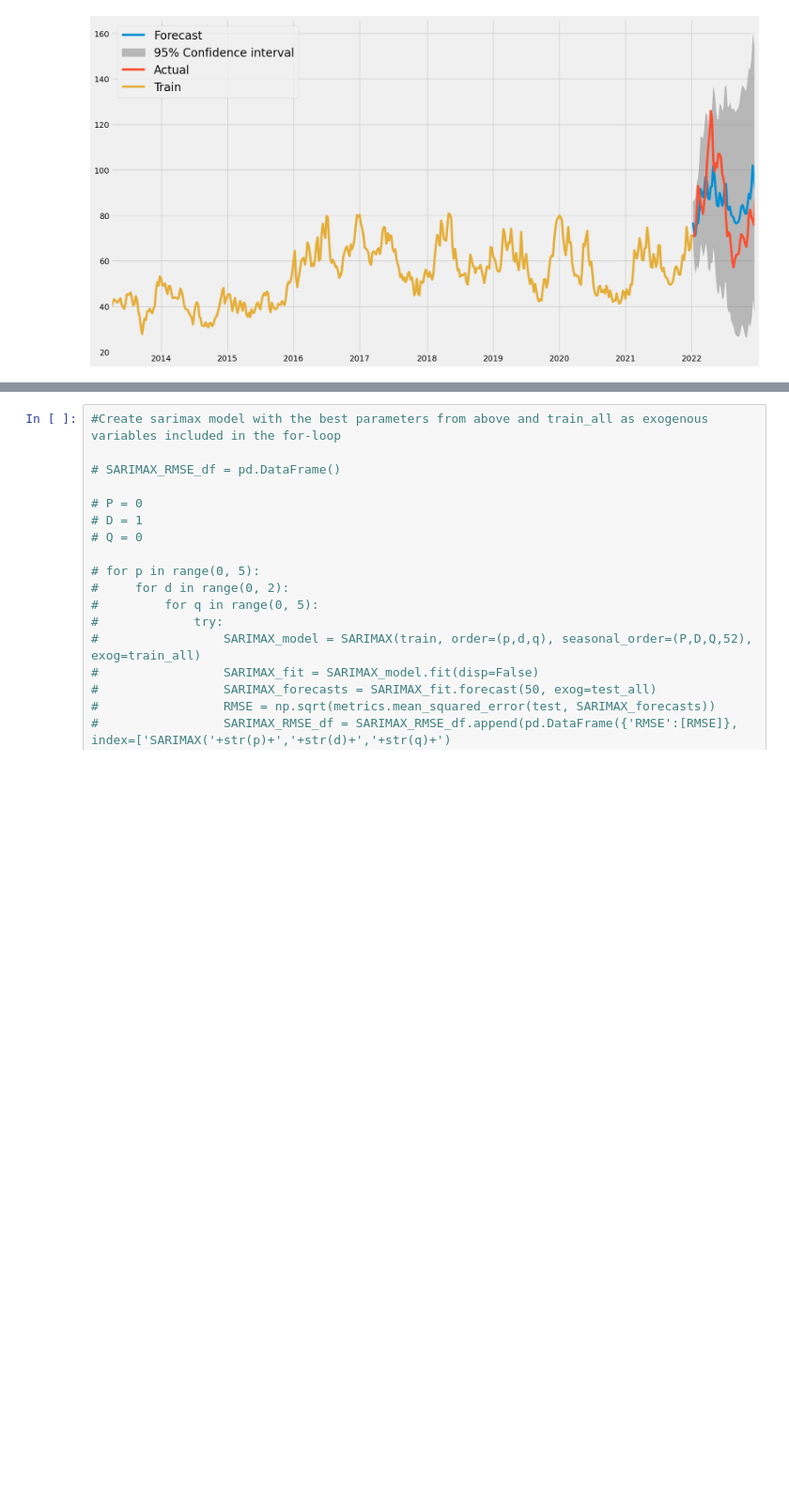
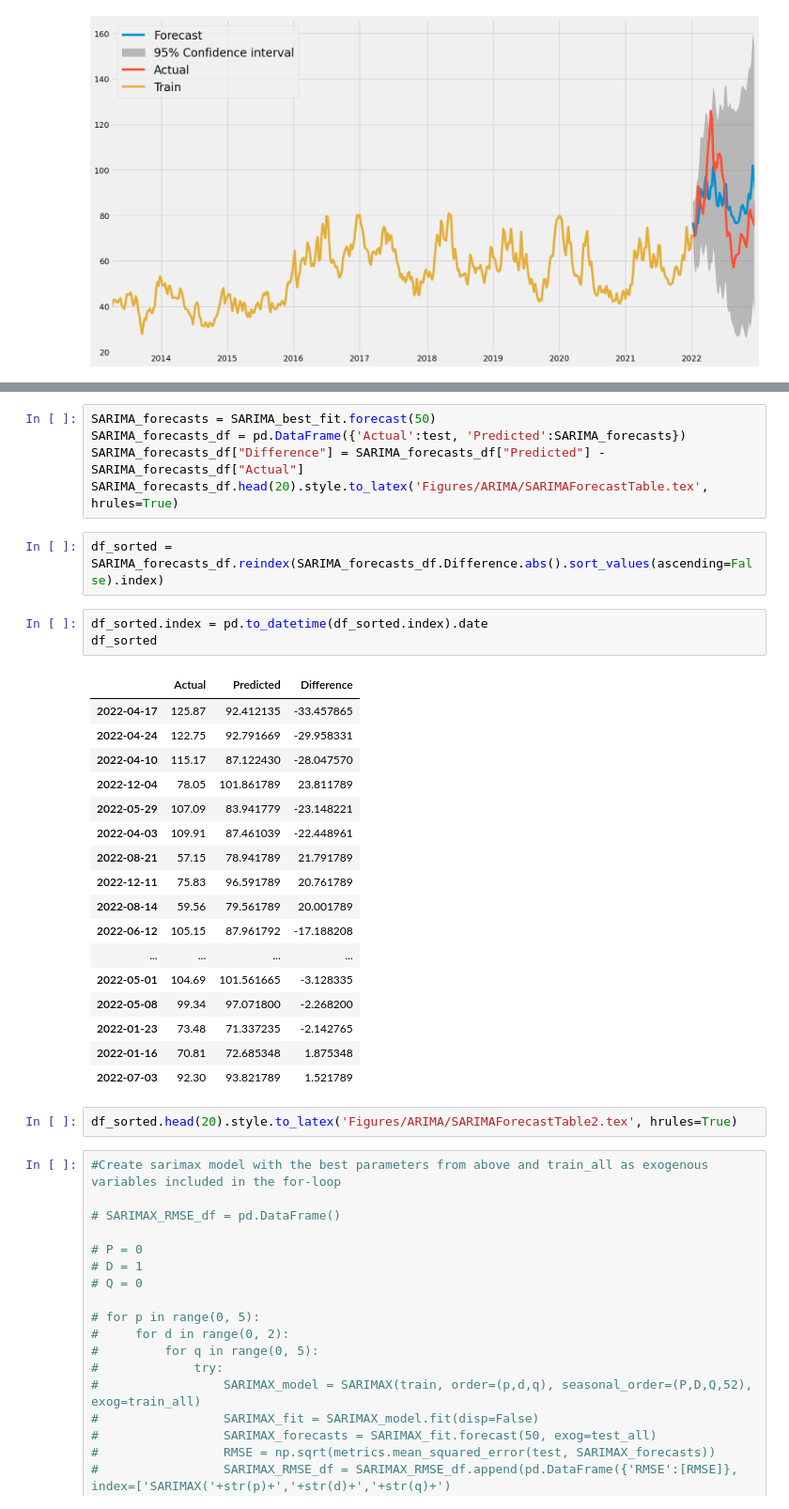
Before and after one commit to BachelorLaks/bachelor2023, a Jupyter notebook: data/ARIMA.ipynb, the cells around one changed output, grey strips where cells are left out. Shown at 94% size. Cells and saved outputs as stored; diff of their text form; blank space fills up the shorter version.

```diff
--- a/data/ARIMA.ipynb
+++ b/data/ARIMA.ipynb
@@ -544,3 +564,33 @@ plt.show()
+# %%
+SARIMA_forecasts = SARIMA_best_fit.forecast(50)
+SARIMA_forecasts_df = pd.DataFrame({'Actual':test, 'Predicted':SARIMA_forecasts})
+SARIMA_forecasts_df["Difference"] = SARIMA_forecasts_df["Predicted"] - SARIMA_forecasts_df["Actual"]
+SARIMA_forecasts_df.head(20).style.to_latex('Figures/ARIMA/SARIMAForecastTable.tex', hrules=True)
+# %%
+df_sorted = SARIMA_forecasts_df.reindex(SARIMA_forecasts_df.Difference.abs().sort_values(ascending=False).index)
+# %%
+df_sorted.index = pd.to_datetime(df_sorted.index).date
+df_sorted
+# %% [output]
+|  | Actual | Predicted | Difference |
+| 2022-04-17 | 125.87 | 92.412135 | -33.457865 |
+| 2022-04-24 | 122.75 | 92.791669 | -29.958331 |
+| 2022-04-10 | 115.17 | 87.122430 | -28.047570 |
+| 2022-12-04 | 78.05 | 101.861789 | 23.811789 |
+| 2022-05-29 | 107.09 | 83.941779 | -23.148221 |
+| 2022-04-03 | 109.91 | 87.461039 | -22.448961 |
+| 2022-08-21 | 57.15 | 78.941789 | 21.791789 |
+| 2022-12-11 | 75.83 | 96.591789 | 20.761789 |
+| 2022-08-14 | 59.56 | 79.561789 | 20.001789 |
+| 2022-06-12 | 105.15 | 87.961792 | -17.188208 |
+| ... | ... | ... | ... |
+| 2022-05-01 | 104.69 | 101.561665 | -3.128335 |
+| 2022-05-08 | 99.34 | 97.071800 | -2.268200 |
+| 2022-01-23 | 73.48 | 71.337235 | -2.142765 |
+| 2022-01-16 | 70.81 | 72.685348 | 1.875348 |
+| 2022-07-03 | 92.30 | 93.821789 | 1.521789 |
+# %%
+df_sorted.head(20).style.to_latex('Figures/ARIMA/SARIMAForecastTable2.tex', hrules=True)
 # %%
 #Create sarimax model with the best parameters from above and train_all as exogenous variables included in the for-loop
 
```
Also changed, not shown: parts of 6 cells of this notebook, 4 other files.
